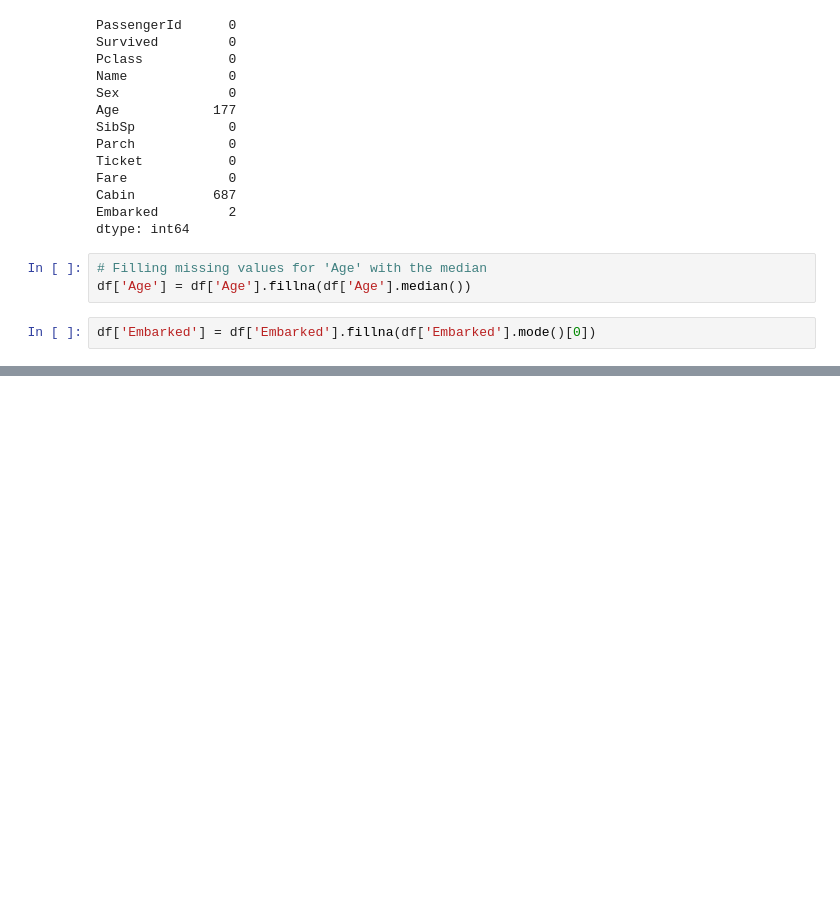
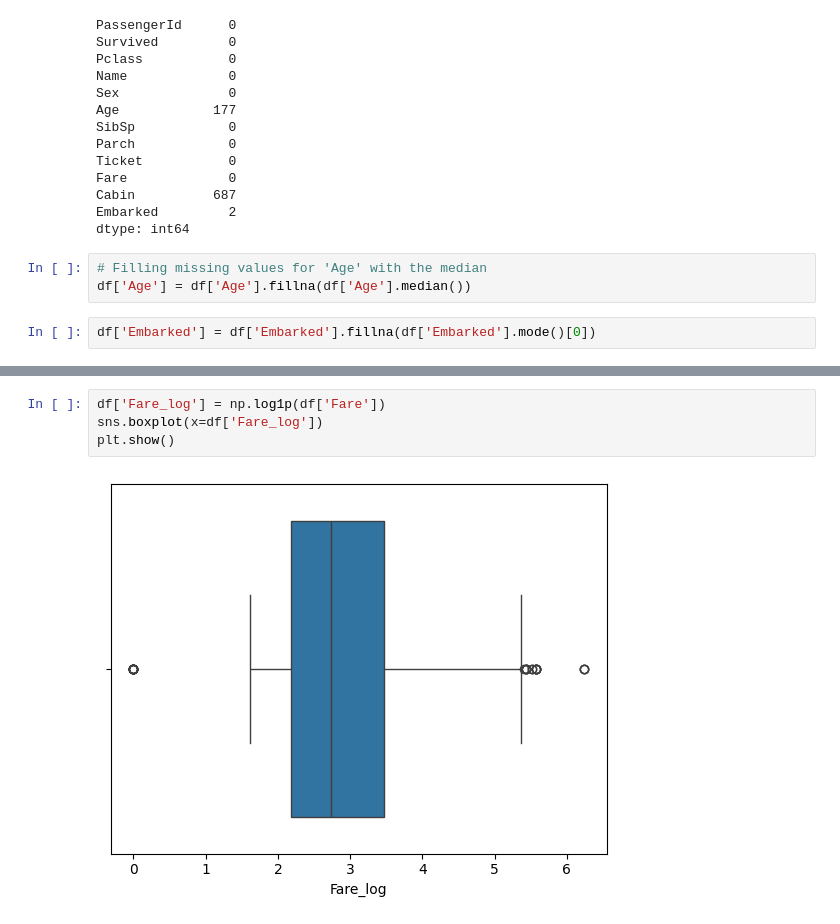
Before and after one commit to Vijayaragavan185/data-cleaning-eda-titanic, a Jupyter notebook: notebooks/data_cleaning_eda_titanic.ipynb, the cells around one changed output, grey strips where cells are left out. Drawn from its saved outputs; the diff is of its cells as text; blank space fills up the shorter version.

```diff
--- a/notebooks/data_cleaning_eda_titanic.ipynb
+++ b/notebooks/data_cleaning_eda_titanic.ipynb
@@ -44,0 +65,6 @@ Index: []
+# %%
+df['Fare_log'] = np.log1p(df['Fare'])
+sns.boxplot(x=df['Fare_log'])
+plt.show()
+# %% [output]
+[figure, added]
```
Also changed, not shown: parts of 7 cells of this notebook.
